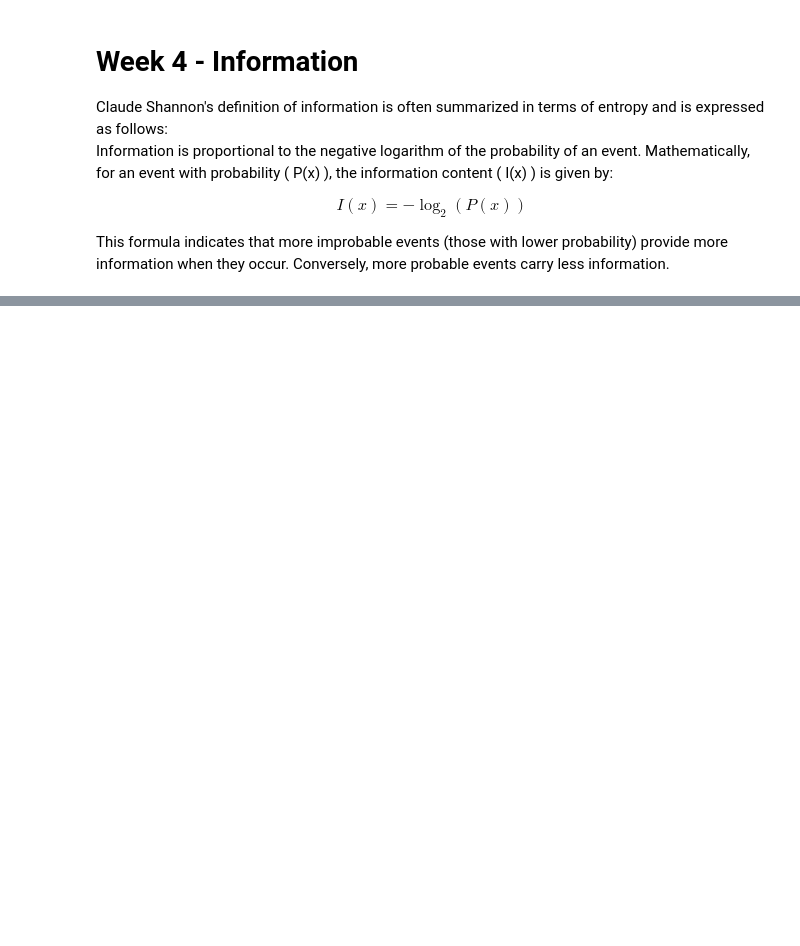
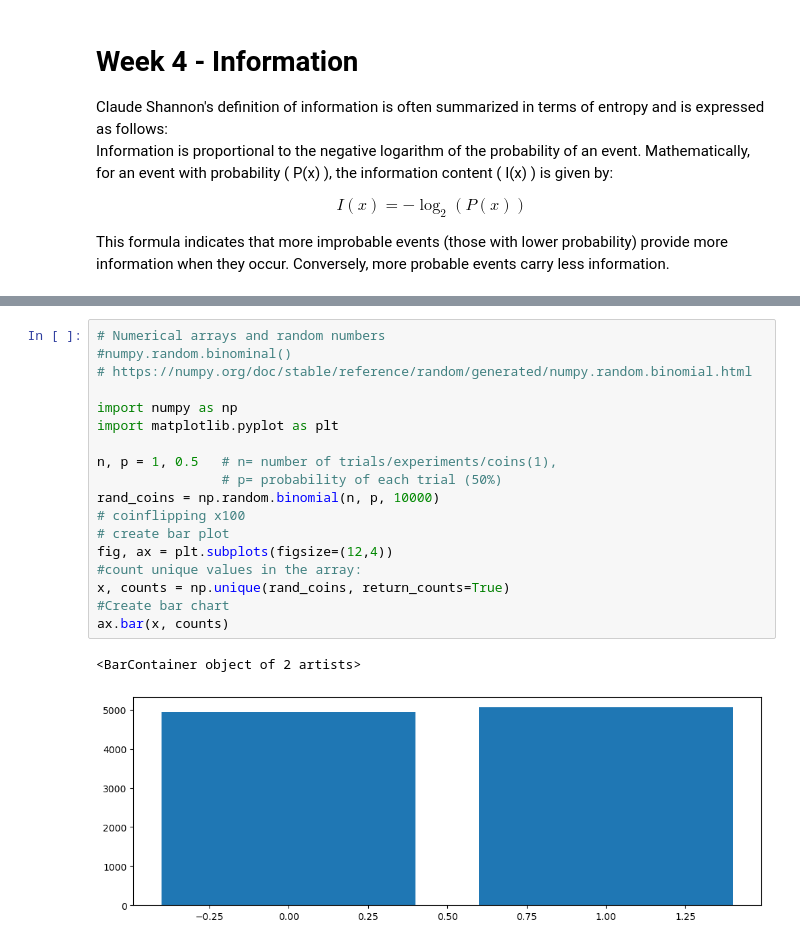
Before and after one commit to noyo0/Fundamentals_DataAnalysis, a Jupyter notebook: myNoteBook.ipynb, the cells around one changed output, grey strips where cells are left out. Saved outputs shown, nothing was run; the diff lists cells and outputs as text; blank space fills up the shorter version.

```diff
--- a/myNoteBook.ipynb
+++ b/myNoteBook.ipynb
@@ -437,0 +443,21 @@ This formula indicates that more improbable events (those with lower probability
+# %%
+# Numerical arrays and random numbers
+#numpy.random.binominal()
+# https://numpy.org/doc/stable/reference/random/generated/numpy.random.binomial.html
+
+import numpy as np
+import matplotlib.pyplot as plt
+
+n, p = 1, 0.5   # n= number of trials/experiments/coins(1),
+                # p= probability of each trial (50%)
+rand_coins = np.random.binomial(n, p, 10000)
+# coinflipping x100
+# create bar plot
+fig, ax = plt.subplots(figsize=(12,4))
+#count unique values in the array:
+x, counts = np.unique(rand_coins, return_counts=True)
+#Create bar chart
+ax.bar(x, counts)
+# %% [output]
+<BarContainer object of 2 artists>
+[figure, added]
```
Also changed, not shown: parts of 27 cells of this notebook.
